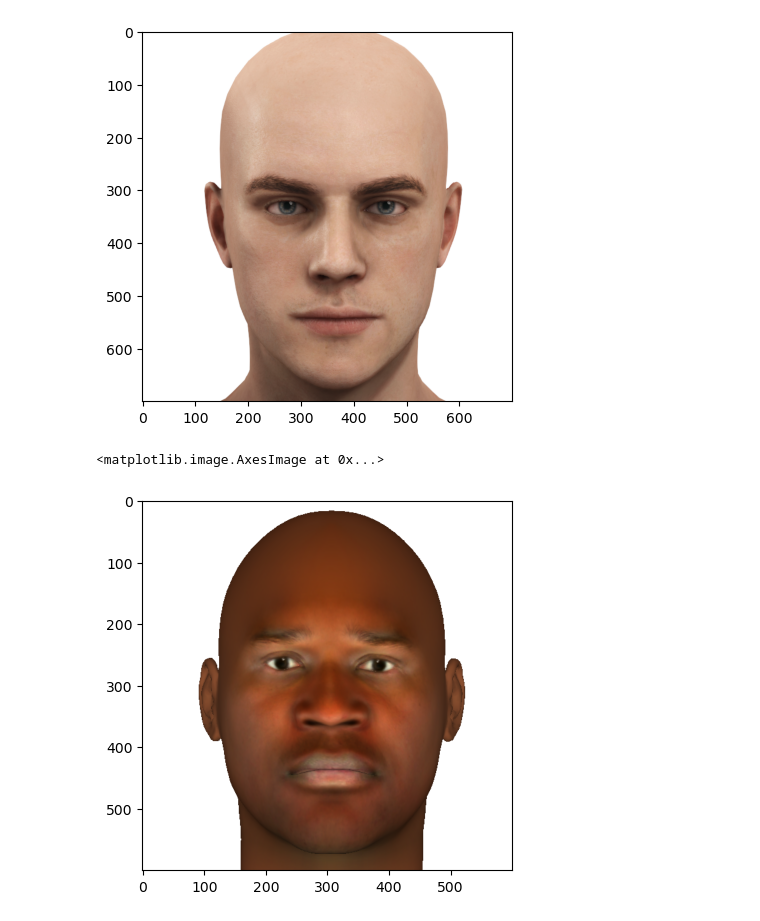
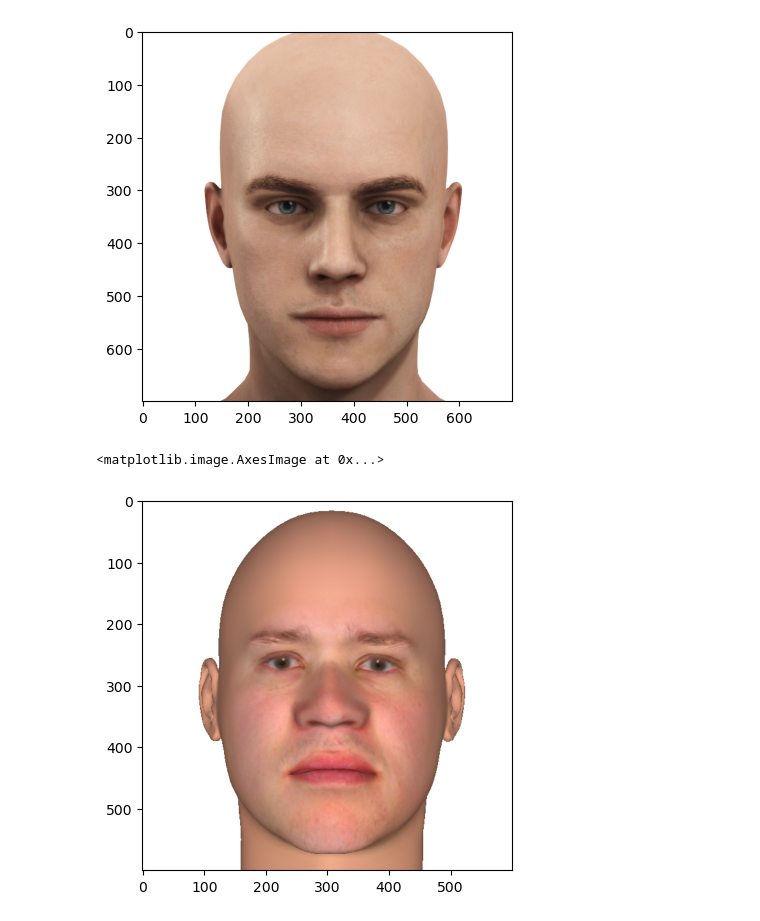
Before and after one commit to hiyuantang/FAU_Dataset, a Jupyter notebook: code/vis_trans.ipynb, the cells around one changed output. Drawn from its saved outputs; the diff is of its cells as text; code cells hidden in the pictures.

```diff
--- a/code/vis_trans.ipynb
+++ b/code/vis_trans.ipynb
@@ -83,9 +270,9 @@ plt.imshow(img)
 <matplotlib.image.AxesImage at 0x...>
 [figure]
 # %%
-img = mpimg.imread('/Volumes/Yuan-T7/Datasets/face_gen/images/African/a/4a_4.2.png')
+img = mpimg.imread('D:/Datasets/face_gen/images/African/aw/4aw_4.2.png')
 img = img[100:700, 50:650,:]
 plt.imshow(img)
 # %% [output]
 <matplotlib.image.AxesImage at 0x...>
-[figure, old version]
+[figure, new version]
```
Also changed, not shown: parts of 15 cells of this notebook.
